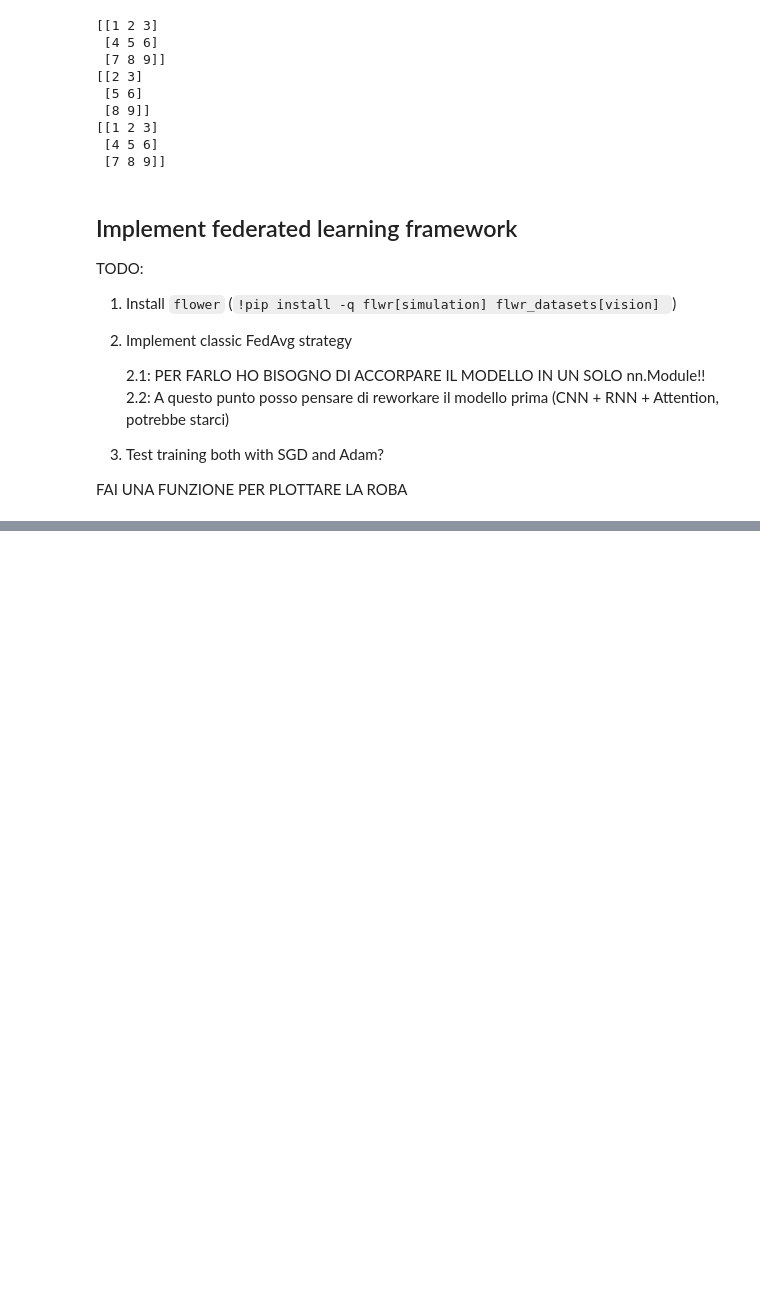
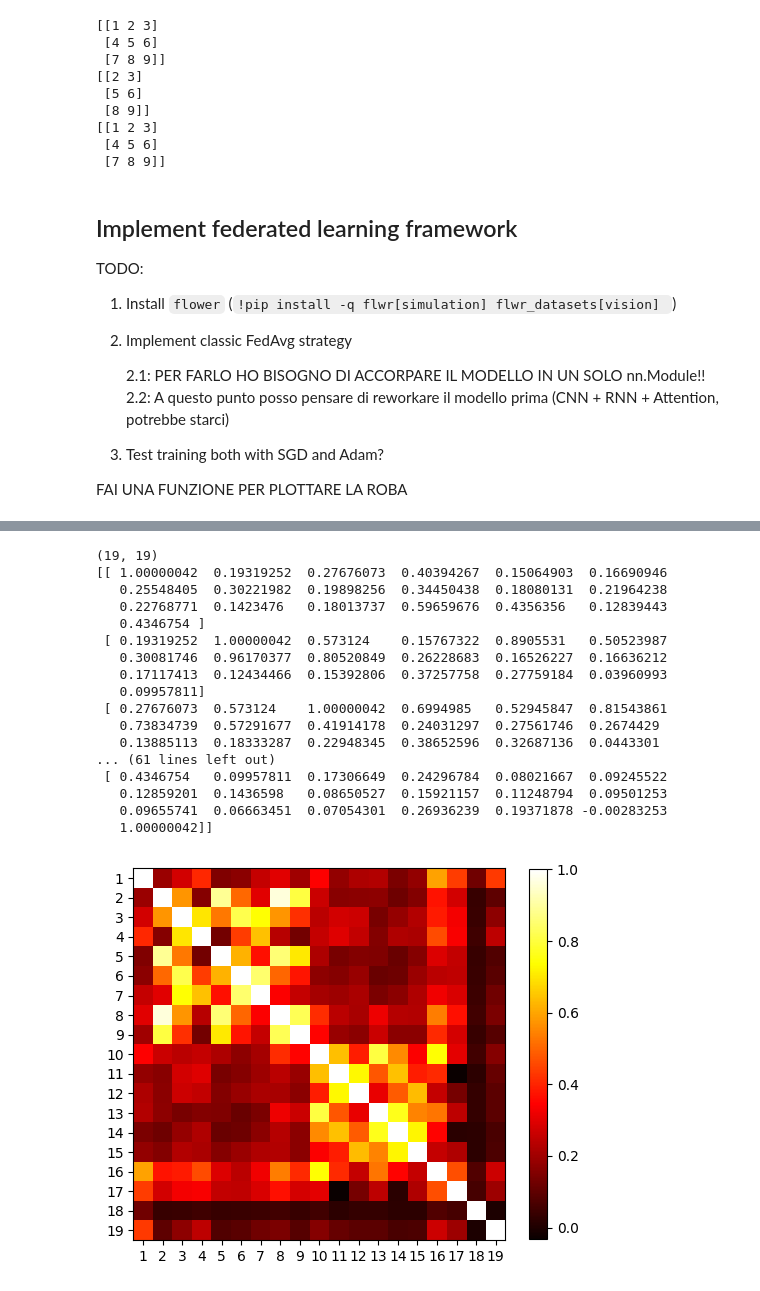
Before and after one commit to rmazzier/MLCommSysProject, a Jupyter notebook: exploratory_data_analysis.ipynb, the cells around one changed output, grey strips where cells are left out. Cells and saved outputs as stored; diff of their text form; code cells hidden in the pictures; blank space fills up the shorter version.

```diff
--- a/exploratory_data_analysis.ipynb
+++ b/exploratory_data_analysis.ipynb
@@ -538,0 +570,6 @@ FAI UNA FUNZIONE PER PLOTTARE LA ROBA
+# %%
+# Load data_std from .npy file
+data_std = np.load(os.path.join("data",'data_std.npy'))
+print(data_std.shape)
+print(data_std.mean(axis=0))
+print(data_std.std(axis=0))
@@ -538,0 +588,43 @@ FAI UNA FUNZIONE PER PLOTTARE LA ROBA
+# %%
+# Remove first feature
+data_std = np.delete(data_std, 0, axis=1)
+# %%
+## Find correlation matrix betwween features
+# Find covariance matrix
+cov_matrix = np.cov(data_std, rowvar=False)
+print(cov_matrix.shape)
+print(cov_matrix)
+
+# Plot it
+plt.figure(figsize=(6,6))
+plt.imshow(cov_matrix, cmap='hot', interpolation='nearest')
+# Colorbar with the same scale as the covariance matrix
+plt.colorbar(shrink=0.8)
+
+# Use integers for ticks
+plt.xticks(np.arange(0, data_std.shape[1], 1), np.arange(0, data_std.shape[1], 1)+1)
+plt.yticks(np.arange(0, data_std.shape[1], 1), np.arange(0, data_std.shape[1], 1)+1)
+
+
+
+
+plt.show()
+# %% [output]
+(19, 19)
+[[ 1.00000042  0.19319252  0.27676073  0.40394267  0.15064903  0.16690946
+   0.25548405  0.30221982  0.19898256  0.34450438  0.18080131  0.21964238
+   0.22768771  0.1423476   0.18013737  0.59659676  0.4356356   0.12839443
+   0.4346754 ]
+ [ 0.19319252  1.00000042  0.573124    0.15767322  0.8905531   0.50523987
+   0.30081746  0.96170377  0.80520849  0.26228683  0.16526227  0.16636212
+   0.17117413  0.12434466  0.15392806  0.37257758  0.27759184  0.03960993
+   0.09957811]
+ [ 0.27676073  0.573124    1.00000042  0.6994985   0.52945847  0.81543861
+   0.73834739  0.57291677  0.41914178  0.24031297  0.27561746  0.2674429
+   0.13885113  0.18333287  0.22948345  0.38652596  0.32687136  0.0443301
+... (61 lines left out)
+ [ 0.4346754   0.09957811  0.17306649  0.24296784  0.08021667  0.09245522
+   0.12859201  0.1436598   0.08650527  0.15921157  0.11248794  0.09501253
+   0.09655741  0.06663451  0.07054301  0.26936239  0.19371878 -0.00283253
+   1.00000042]]
+[figure, added]
```
Also changed, not shown: parts of 8 cells of this notebook, 7 other files.
